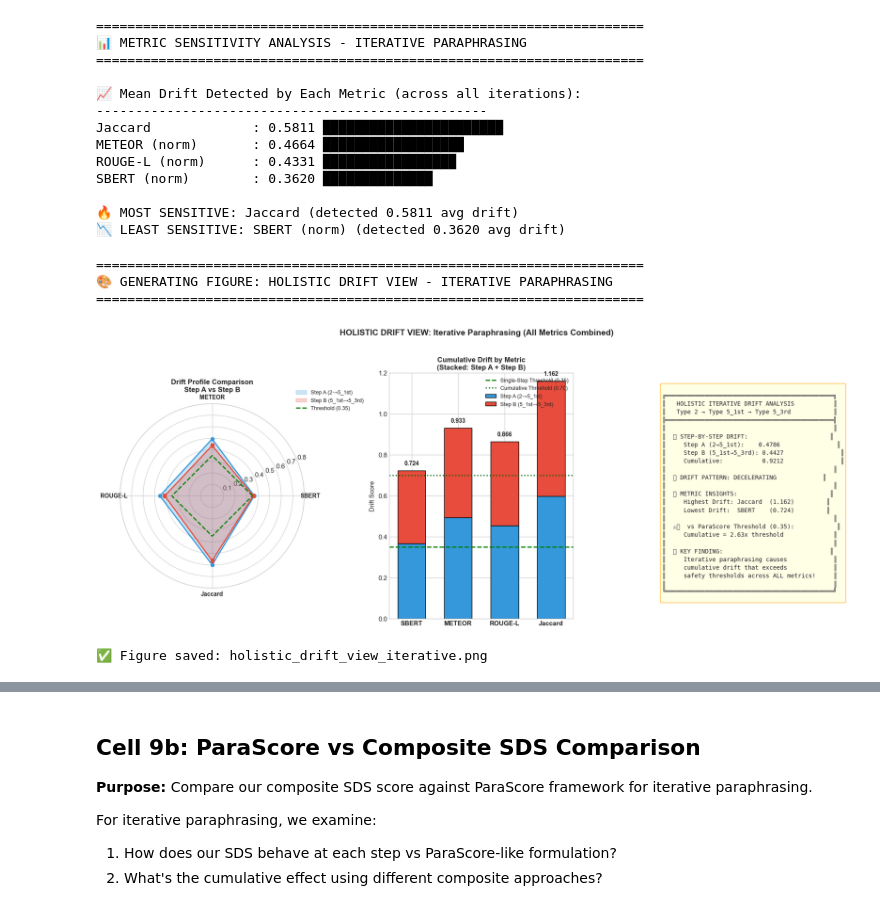
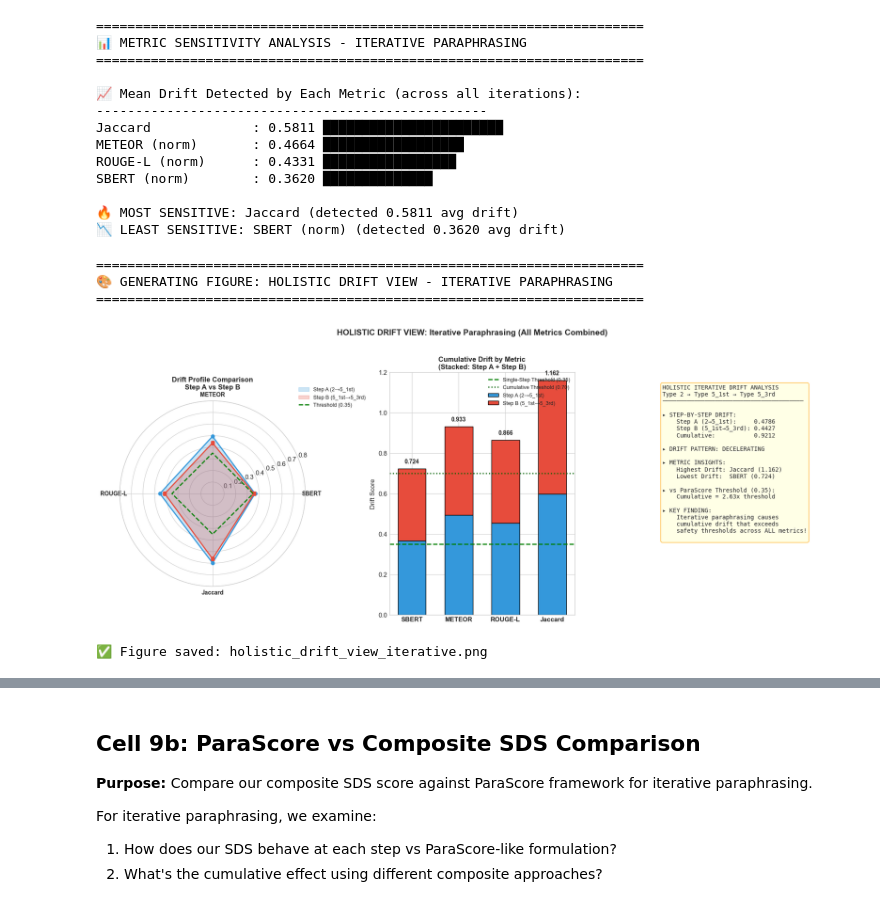
Before and after one commit to DiazSk/padben_eda_notebook, a Jupyter notebook: SDS_ParaScore/Type5_Iterative_MultiIteration/Type5_Iterative_MultiIteration_COMPLETE.ipynb, the cells around one changed output, grey strips where cells are left out. Drawn from its saved outputs; the diff is of its cells as text; code cells hidden in the pictures.

```diff
--- a/SDS_ParaScore/Type5_Iterative_MultiIteration/Type5_Iterative_MultiIteration_COMPLETE.ipynb
+++ b/SDS_ParaScore/Type5_Iterative_MultiIteration/Type5_Iterative_MultiIteration_COMPLETE.ipynb
@@ -1092,58 +1092,54 @@ ax3.axis('off')
 
 # Calculate summary statistics
 avg_step_a = np.mean(step_a_drift)
 avg_step_b = np.mean(step_b_drift)
 avg_cumulative = np.mean(cumulative_drift)
 max_metric_idx = np.argmax(cumulative_drift)
 max_metric = metrics_list[max_metric_idx]
 min_metric_idx = np.argmin(cumulative_drift)
 min_metric = metrics_list[min_metric_idx]
 
 # Determine pattern
 pattern = "ACCELERATING" if avg_step_b > avg_step_a else "DECELERATING"
 pattern_emoji = "📈" if pattern == "ACCELERATING" else "📉"
 
-summary_text = f"""
-╔═══════════════════════════════════════════════╗
-║   HOLISTIC ITERATIVE DRIFT ANALYSIS           ║
-║   Type 2 → Type 5_1st → Type 5_3rd            ║
-╠═══════════════════════════════════════════════╣
-║                                               ║
-║  📊 STEP-BY-STEP DRIFT:                       ║
-║     Step A (2→5_1st):    {avg_step_a:.4f}                ║
-║     Step B (5_1st→5_3rd): {avg_step_b:.4f}                ║
-║     Cumulative:           {avg_cumulative:.4f}                ║
-║                                               ║
-║  {pattern_emoji} DRIFT PATTERN: {pattern:<15}          ║
-║                                               ║
-║  🎯 METRIC INSIGHTS:                          ║
-║     Highest Drift: {max_metric:<8} ({cumulative_drift[max_metric_idx]:.3f})         ║
-║     Lowest Drift:  {min_metric:<8} ({cumulative_drift[min_metric_idx]:.3f})         ║
-║                                               ║
-║  ⚠️  vs ParaScore Threshold ({PARASCORE_THRESHOLD}):            ║
-║     Cumulative = {avg_cumulative/PARASCORE_THRESHOLD:.2f}x threshold              ║
-║                                               ║
-║  🔥 KEY FINDING:                              ║
-║     Iterative paraphrasing causes             ║
-║     cumulative drift that exceeds             ║
-║     safety thresholds across ALL metrics!     ║
-║                                               ║
-╚═══════════════════════════════════════════════╝
+summary_text = f"""HOLISTIC ITERATIVE DRIFT ANALYSIS
+Type 2 → Type 5_1st → Type 5_3rd
+{'─'*40}
+
+▸ STEP-BY-STEP DRIFT:
+    Step A (2→5_1st):     {avg_step_a:.4f}
+    Step B (5_1st→5_3rd): {avg_step_b:.4f}
+    Cumulative:           {avg_cumulative:.4f}
+
+▸ DRIFT PATTERN: {pattern}
+
+▸ METRIC INSIGHTS:
+    Highest Drift: {max_metric} ({cumulative_drift[max_metric_idx]:.3f})
+    Lowest Drift:  {min_metric} ({cumulative_drift[min_metric_idx]:.3f})
+
+▸ vs ParaScore Threshold ({PARASCORE_THRESHOLD}):
+    Cumulative = {avg_cumulative/PARASCORE_THRESHOLD:.2f}x threshold
+
+▸ KEY FINDING:
+    Iterative paraphrasing causes
+    cumulative drift that exceeds
+    safety thresholds across ALL metrics!
 """
 
 ax3.text(0.02, 0.95, summary_text, transform=ax3.transAxes, fontsize=10,
          verticalalignment='top', fontfamily='monospace',
          bbox=dict(boxstyle='round', facecolor='lightyellow', alpha=0.8, edgecolor='orange'))
 
 plt.suptitle('HOLISTIC DRIFT VIEW: Iterative Paraphrasing (All Metrics Combined)', fontsize=14, fontweight='bold', y=1.02)
 plt.tight_layout()
 plt.savefig(OUTPUT_DIR / 'holistic_drift_view_iterative.png', dpi=150, bbox_inches='tight', facecolor='white')
 plt.show()
 
 print(f"\n✅ Figure saved: holistic_drift_view_iterative.png")
 # %% [output]
 ======================================================================
 🎨 GENERATING FIGURE: HOLISTIC DRIFT VIEW - ITERATIVE PARAPHRASING
 ======================================================================
-[figure, old version]
+[figure, new version]
 ✅ Figure saved: holistic_drift_view_iterative.png
```
Also changed, not shown: parts of 1 cell of this notebook, 5 other files.
